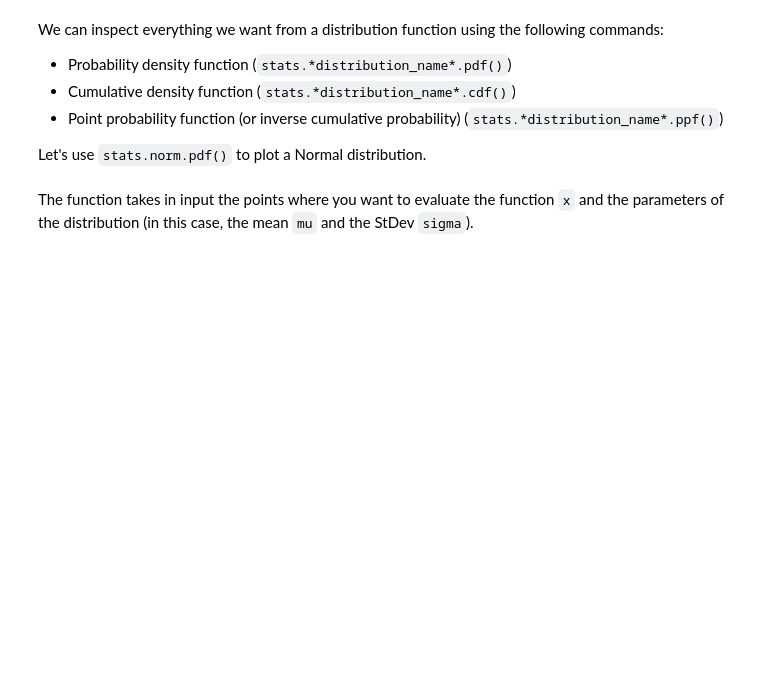
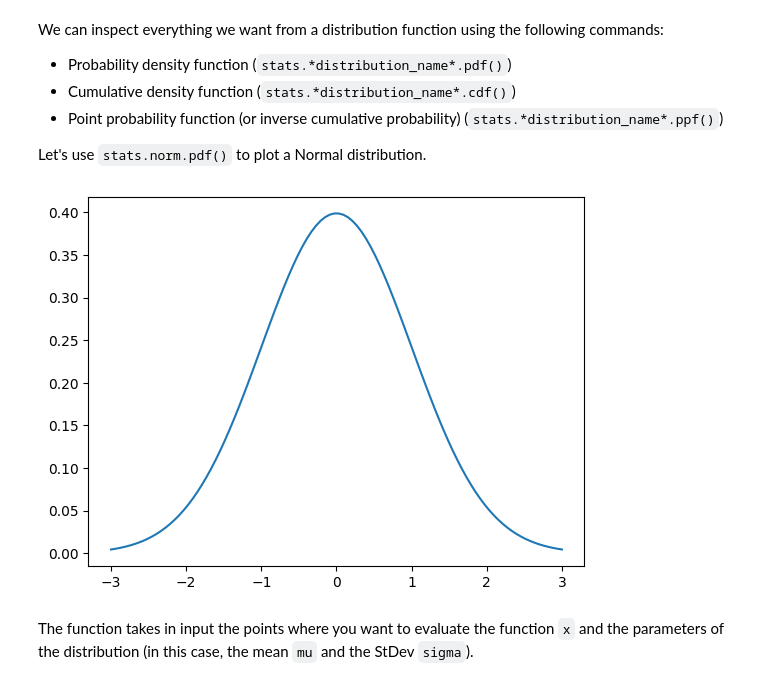
Before and after one commit to Cimap-dev/Quality-data-analysis, a Jupyter notebook: recitations/0_Python demo/python_demo.ipynb, the cells around one changed output. Cells and saved outputs as stored; diff of their text form; code cells hidden in the pictures; blank space fills up the shorter version.

```diff
--- a/recitations/0_Python demo/python_demo.ipynb
+++ b/recitations/0_Python demo/python_demo.ipynb
@@ -329,11 +414,13 @@ Let's use `stats.norm.pdf()` to plot a Normal distribution.
 # %%
 # Plot the probability distribution function of a normal distribution
 x = np.linspace(-3, 3, 100)
-mu = 0
-sigma = 1
-y = stats.norm.pdf(x, mu, sigma)
+μ = 0
+σ = 1
+y = stats.norm.pdf(x, μ, σ)
 plt.plot(x, y)
 plt.show()
+# %% [output]
+[figure, added]
 # %% [markdown]
 The function takes in input the points where you want to evaluate the function `x` and the parameters of the distribution (in this case, the mean `mu` and the StDev `sigma`).
 # %% [markdown]
```
Also changed, not shown: parts of 22 cells of this notebook, 3 other files.
